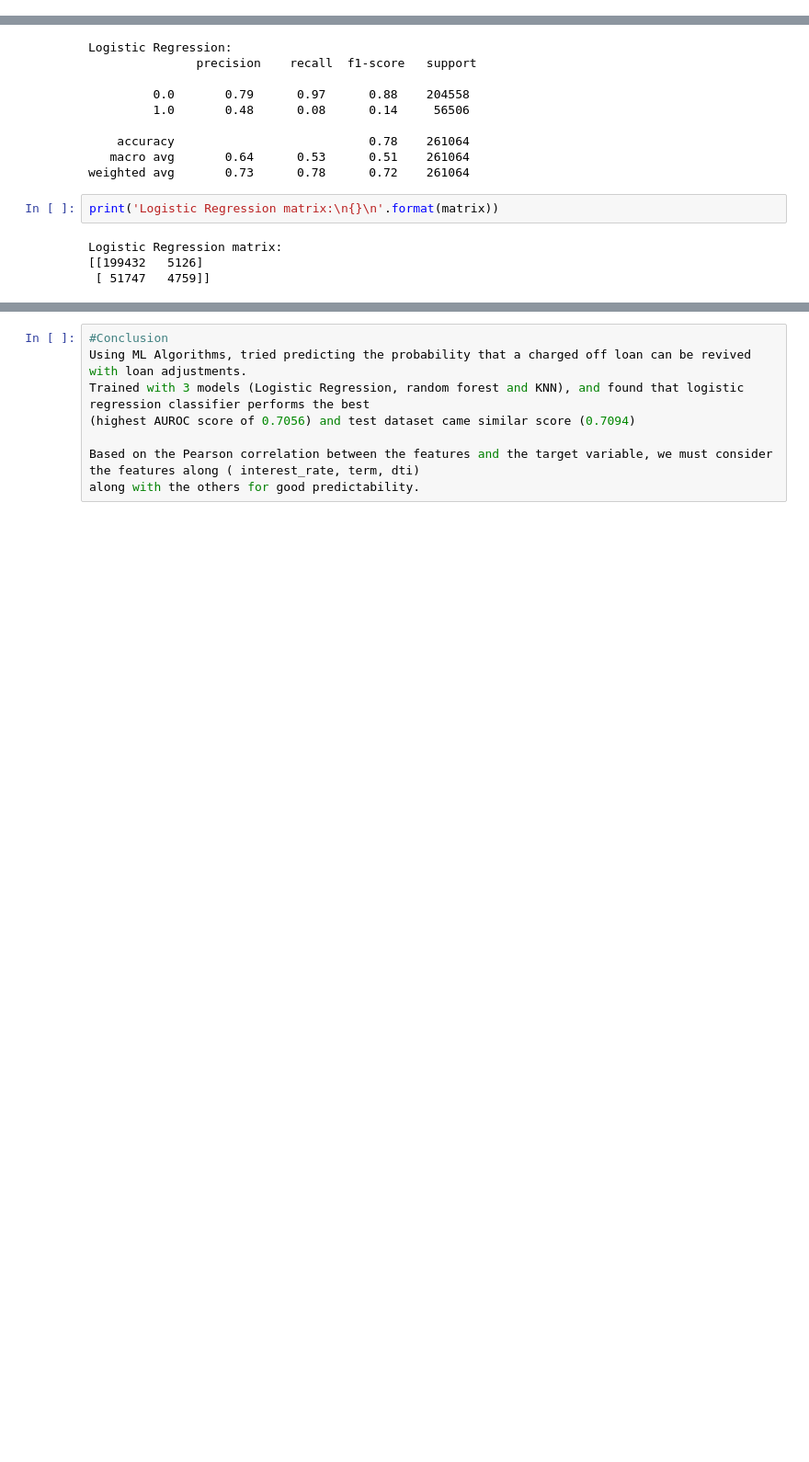
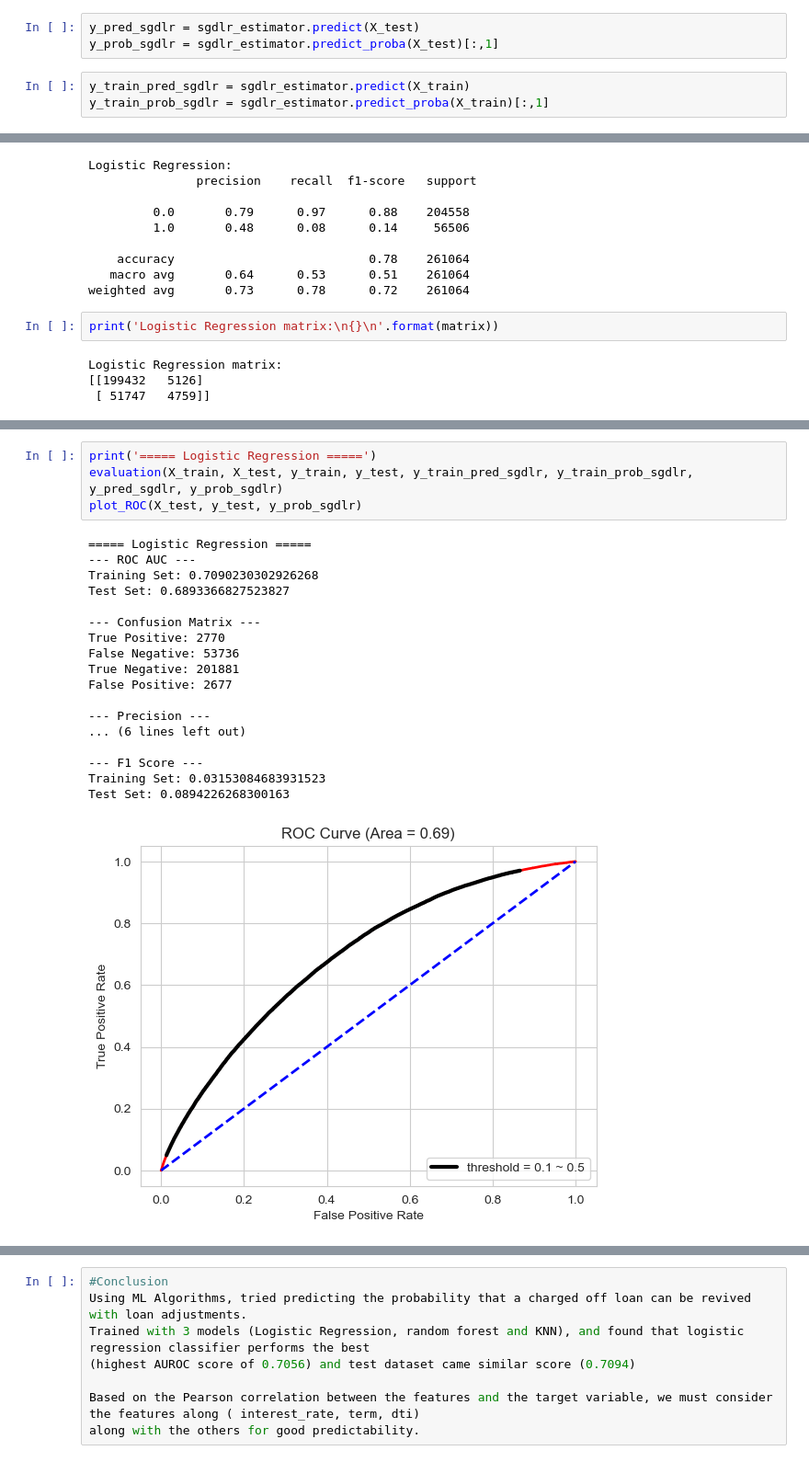
Before and after one commit to krishnasingaraju/capstone, a Jupyter notebook: capstone/LendingClubData_analysis.ipynb, the cells around one changed output, grey strips where cells are left out. Shown at 92% size. Cells and saved outputs as stored; diff of their text form; blank space fills up the shorter version.

```diff
--- a/capstone/LendingClubData_analysis.ipynb
+++ b/capstone/LendingClubData_analysis.ipynb
@@ -1294,6 +1294,12 @@ print('Best parameters set: \n', grid_sgdlr.best_params_)
 Best score:  0.7056914881586985
 Best parameters set:
  {'model__alpha': 0.1, 'model__penalty': 'l2'}
+# %%
+y_pred_sgdlr = sgdlr_estimator.predict(X_test)
+y_prob_sgdlr = sgdlr_estimator.predict_proba(X_test)[:,1]
+# %%
+y_train_pred_sgdlr = sgdlr_estimator.predict(X_train)
+y_train_prob_sgdlr = sgdlr_estimator.predict_proba(X_train)[:,1]
 # %%
 ##RandomForest
 from sklearn.ensemble import RandomForestClassifier
@@ -1544,0 +1609,23 @@ Logistic Regression matrix:
+# %%
+print('===== Logistic Regression =====')
+evaluation(X_train, X_test, y_train, y_test, y_train_pred_sgdlr, y_train_prob_sgdlr, y_pred_sgdlr, y_prob_sgdlr)
+plot_ROC(X_test, y_test, y_prob_sgdlr)
+# %% [output]
+===== Logistic Regression =====
+--- ROC AUC ---
+Training Set: 0.7090230302926268
+Test Set: 0.6893366827523827
+
+--- Confusion Matrix ---
+True Positive: 2770
+False Negative: 53736
+True Negative: 201881
+False Positive: 2677
+
+--- Precision ---
+... (6 lines left out)
+
+--- F1 Score ---
+Training Set: 0.03153084683931523
+Test Set: 0.0894226268300163
+[figure, added]
```
Also changed, not shown: parts of 5 cells of this notebook.
